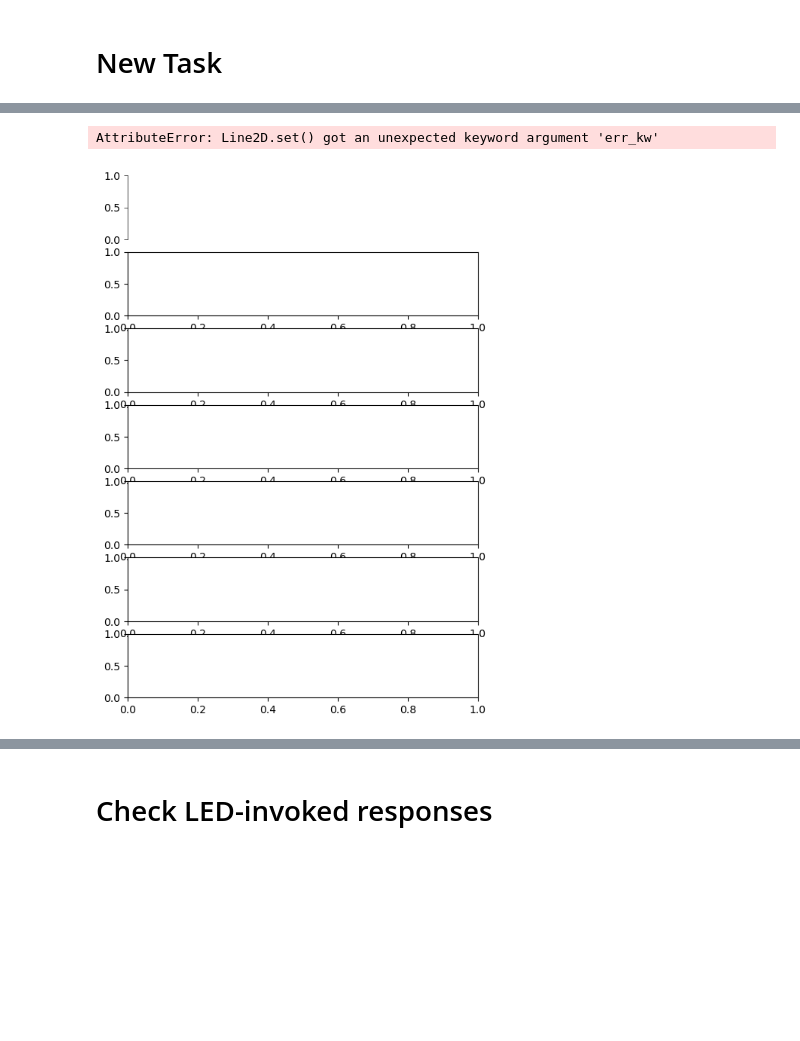
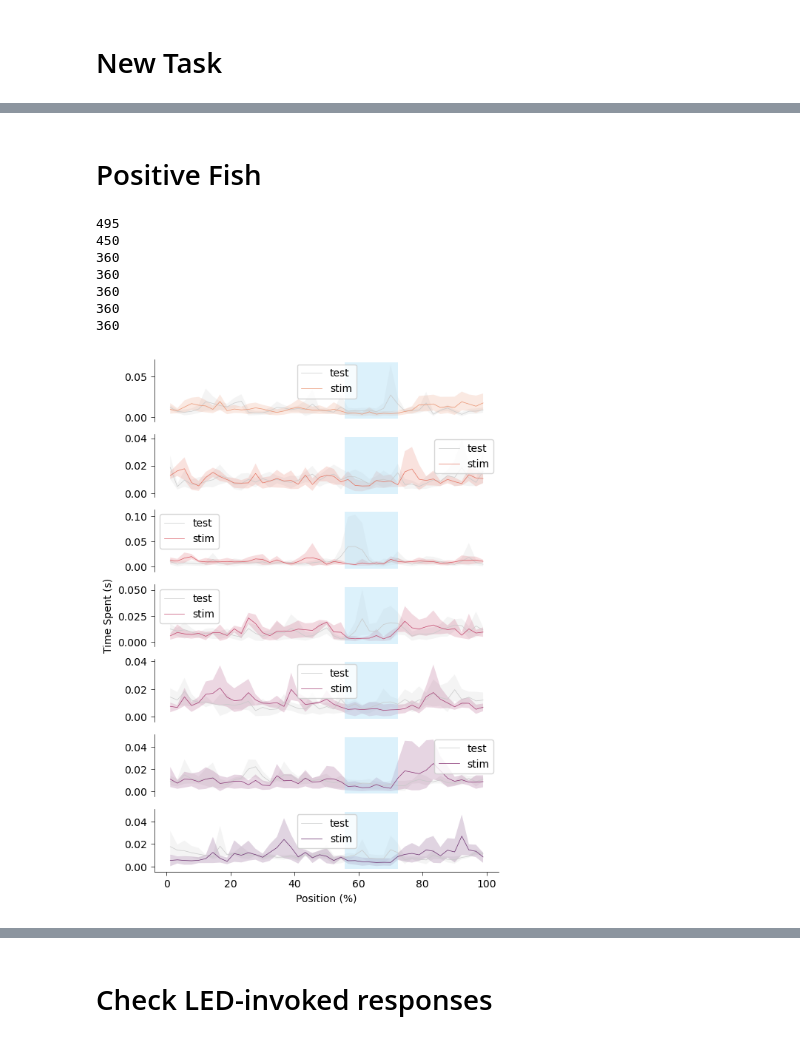
Before and after one commit to YAO-Shuyang/ZFishAnalysis, a Jupyter notebook: figure/Fig5009 - Dat Line Optogenetic.ipynb, the cells around one changed output, grey strips where cells are left out. Saved outputs shown, nothing was run; the diff lists cells and outputs as text; code cells hidden in the pictures; blank space fills up the shorter version.

```diff
--- a/figure/Fig5009 - Dat Line Optogenetic.ipynb
+++ b/figure/Fig5009 - Dat Line Optogenetic.ipynb
@@ -22,0 +25,6 @@ landmark_pos = [
+# %%
+res = import16chFlt(r"D:\EnData\dat\10211\S2\res.16chFlt")
+
+idx = np.where((res['behav_pos_y'] < 50)&(res['behav_time'] > 5))[0]
+for k in res.keys():
+    res[k] = res[k][idx]
@@ -28,6 +68,7 @@ path = r"D:\EnData\dat\Negative - GCaMP8m\10184\S2\res.16chFlt"
 
 if os.path.exists(os.path.join(figdata, f" {code_id}.pkl")) == False:
     data = {
+        "Fish ID": [],
         "LED Power": [],
         "Pos": [],
         "Time": [],
@@ -35,20 +76,29 @@ if os.path.exists(os.path.join(figdata, f" {code_id}.pkl")) == False:
         "Group": []
     }
 
-    for gp, data_file_dir in zip(
-        ["Negative", "Positive", "Positive", "Positive", "Positive"],
+    for fid, gp, data_file_dir in tqdm(zip(
+        [10186, 10187, 10188, 10189, 10190, 10191, 10192, 10195, 10197, 10198, 10202, 10203],
+        ["Negative", "Positive", "Positive", "Positive", "Positive", "Negative", "Negative", "Negative", "Negative", "Negative", "Positive", "Positive"],
         [r"D:\EnData\dat\Negative - GCaMP8m\10184\S2\res.16chFlt",
          r"D:\EnData\dat\10186\S2\res.16chFlt",
          r"D:\EnData\dat\10187\S2\res.16chFlt",
          r"D:\EnData\dat\10188\S2\res.16chFlt",
-         r"D:\EnData\dat\10189\S2\res.16chFlt"]
-    ):
+         r"D:\EnData\dat\10189\S2\res.16chFlt",
+         r"D:\EnData\dat\Negative - datCoChr-\10190\S2\res.16chFlt",
+         r"D:\EnData\dat\Negative - datCoChr-\10191\S2\res.16chFlt",
+         r"D:\EnData\dat\Negative - datCoChr-\10192\S2\res.16chFlt",
+         r"D:\EnData\dat\Negative - datCoChr-\10195\S2\res.16chFlt",
+         r"D:\EnData\dat\Negative - datCoChr-\10197\S2\res.16chFlt",
+         r"D:\EnData\dat\Negative - datCoChr-\10198\S2\res.16chFlt",
+         r"D:\EnData\dat\10202\S2\res.16chFlt",
+         r"D:\EnData\dat\10203\S2\res.16chFlt"]
+    )):
         res = import16chFlt(data_file_dir)
         idx = np.where(
             (res['behav_time'] > 5) &
             (res['behav_pos_y'] >= 0) &
             (res['behav_pos_y'] < 55) &
-            (res['n_trials'] < 150)
+            (res['n_trials'] < 70)
         )[0]
         for k in res.keys():
             res[k] = res[k][idx]
@@ -59,11 +109,16 @@ if os.path.exists(os.path.join(figdata, f" {code_id}.pkl")) == False:
             (np.where((res['n_trials'] >= i*5) & (res['n_trials'] < (i+1)*5))[0], [0, 0.2, 0.5, 0.8, 1.5, 3.0, 5.0][i//2], ["stim", "test"][i%2]) for i in range(14)
         ]
 
+        print(np.max(res['behav_pos_y']), np.min(res['behav_pos_y']))
+
         x = np.linspace(0, 100, 46)
         x = (x[:-1] + x[1:])/2
         for it in indices:
             idx, led_power, label = it
+            if idx.shape[0] < 6000:
+                continue
             tt = np.histogram(res['behav_pos_y'][idx], bins = 45, range=(0,100), density=True)[0]
+            data["Fish ID"].append(np.repeat(fid, len(tt)))
             data["LED Power"].append(np.repeat(led_power, len(tt)))
             data["Pos"].append(x)
             data["Time"].append(tt)
@@ -90,31 +278,41 @@ else:
+# %% [markdown]
+# Positive Fish
 # %%
 fig, axes = plt.subplots(nrows=7, ncols=1, figsize=(6, 9))
 colors = sns.color_palette("flare", 7)
 led_powers = [0, 0.2, 0.5, 0.8, 1.5, 3.0, 5.0]
 for i, ax in enumerate(axes):
     if i == 6:
         ax = Clear_Axes(ax, close_spines = ['top', 'right'], ifxticks=True, ifyticks=True)
     else:
         ax = Clear_Axes(ax, close_spines = ['top', 'right', 'bottom'], ifyticks=True)
-    idx = (data["LED Power"] >= led_powers[i] - 1e-3) & (data["LED Power"] < led_powers[i] + 1e-3) & (data["Group"] == "Positive")
+    idx = np.where((data["LED Power"] >= led_powers[i] - 1e-3) & (data["LED Power"] < led_powers[i] + 1e-3) & (data["Group"] == "Positive"))[0]
+    print(idx.shape[0])
     sns.lineplot(
         x=data["Pos"][idx],
         y=data["Time"][idx],
         hue=data["Label"][idx],
         ax=ax,
         palette=["#c9caca", colors[i]],
         hue_order=["test", "stim"],
         linewidth=0.5,
         err_kws={"edgecolor": None}
     )
-    ax.fill_betweenx(ax.get_ylim(), 500/9, 1300/18, color="#a9dcf5", alpha=0.4)
+    ax.fill_betweenx(ax.get_ylim(), 500/9, 1300/18, color="#a9dcf5", alpha=0.4, edgecolor=None)
     ax.set_xlabel("Position (%)")
     if i==3:
         ax.set_ylabel("Time Spent (s)")
     else:
         ax.set_ylabel("")
 plt.savefig(os.path.join(loc, "time_spent_by_pos.png"), dpi=300)
 plt.savefig(os.path.join(loc, "time_spent_by_pos.svg"), dpi=300)
+plt.show()
 # %% [output]
-AttributeError: Line2D.set() got an unexpected keyword argument 'err_kw'
+495
+450
+360
+360
+360
+360
+360
-[figure, old version]
+[figure, new version]
```
Also changed, not shown: parts of 12 cells of this notebook, 7 other files.
